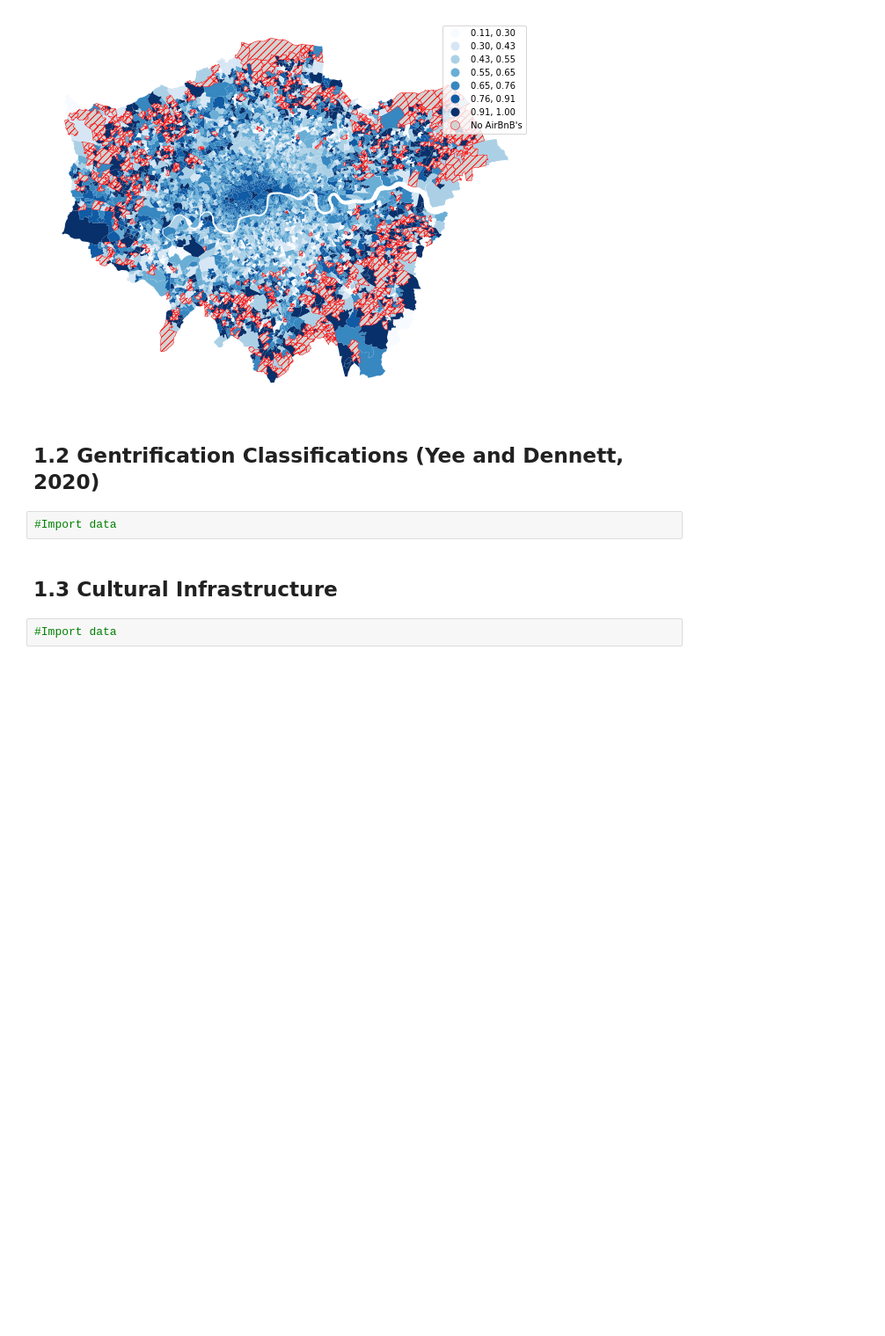
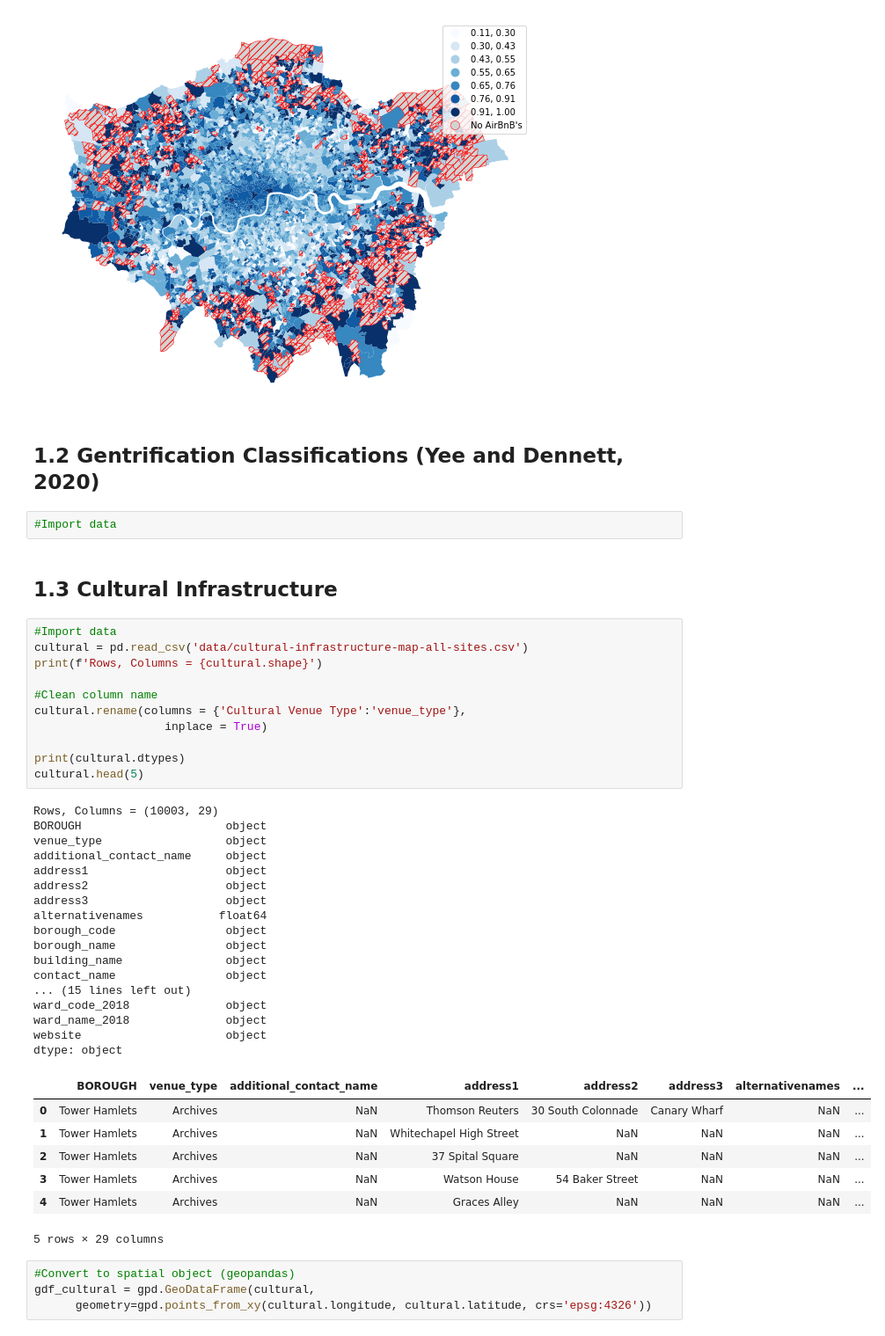
Before and after one commit to ZacharyP-E/are-you-gitting-me, a Jupyter notebook: 1.0 Data Wrangling.ipynb, the cells around one changed output. Shown at 88% size. Cells and saved outputs as stored; diff of their text form; blank space fills up the shorter version.

Commit message:
Read in cultural points data

```diff
--- a/1.0 Data Wrangling.ipynb
+++ b/1.0 Data Wrangling.ipynb
@@ -83,3 +80,41 @@ plt.show()
 ## 1.3 Cultural Infrastructure
 # %%
 #Import data
+cultural = pd.read_csv('data/cultural-infrastructure-map-all-sites.csv')
+print(f'Rows, Columns = {cultural.shape}')
+
+#Clean column name
+cultural.rename(columns = {'Cultural Venue Type':'venue_type'},
+                   inplace = True)
+
+print(cultural.dtypes)
+cultural.head(5)
+# %% [output]
+Rows, Columns = (10003, 29)
+BOROUGH                     object
+venue_type                  object
+additional_contact_name     object
+address1                    object
+address2                    object
+address3                    object
+alternativenames           float64
+borough_code                object
+borough_name                object
+building_name               object
+contact_name                object
+... (15 lines left out)
+ward_code_2018              object
+ward_name_2018              object
+website                     object
+dtype: object
+|  | BOROUGH | venue_type | additional_contact_name | address1 | address2 | address3 | alternativenames | ... |
+| 0 | Tower Hamlets | Archives | NaN | Thomson Reuters | 30 South Colonnade | Canary Wharf | NaN | ... |
+| 1 | Tower Hamlets | Archives | NaN | Whitechapel High Street | NaN | NaN | NaN | ... |
+| 2 | Tower Hamlets | Archives | NaN | 37 Spital Square | NaN | NaN | NaN | ... |
+| 3 | Tower Hamlets | Archives | NaN | Watson House | 54 Baker Street | NaN | NaN | ... |
+| 4 | Tower Hamlets | Archives | NaN | Graces Alley | NaN | NaN | NaN | ... |
+5 rows × 29 columns
+# %%
+#Convert to spatial object (geopandas)
+gdf_cultural = gpd.GeoDataFrame(cultural,
+      geometry=gpd.points_from_xy(cultural.longitude, cultural.latitude, crs='epsg:4326'))
```
Also changed, not shown: parts of 2 cells of this notebook.
